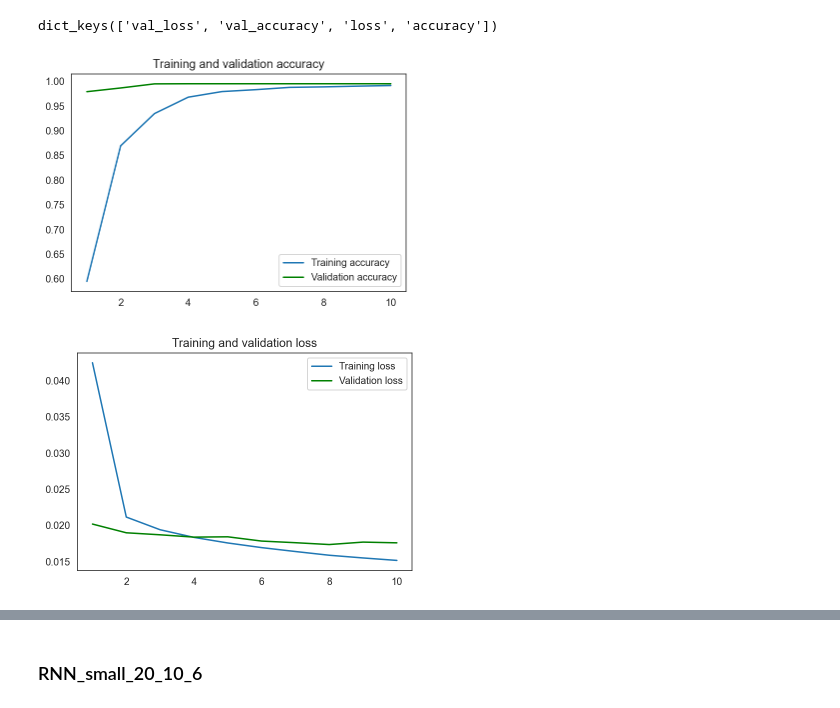
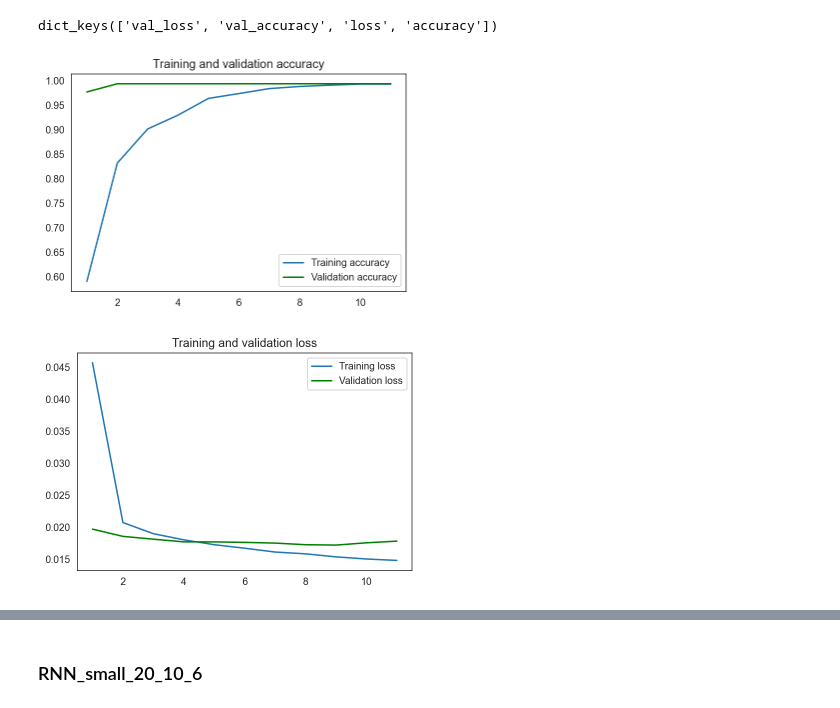
Before and after one commit to andiosika/NLP-to-identify-toxic-or-abusive-language-for-online-conversation-using-Keras-Deep-Learning-Models, a Jupyter notebook: Improving_Online_Conversation.ipynb, the cells around one changed output, grey strips where cells are left out. Saved outputs shown, nothing was run; the diff lists cells and outputs as text; code cells hidden in the pictures.

```diff
--- a/Improving_Online_Conversation.ipynb
+++ b/Improving_Online_Conversation.ipynb
@@ -1334,13 +1248,13 @@ rnn_tiny.compile(loss=BinaryFocalLoss(gamma=2),
             optimizer='adam',
             metrics=['accuracy'])
 # %%
-## WARNING ⏰ 1 Hour RunTime ⏰
+## WARNING ⏰ 30 min RunTime ⏰
 #fit the model
 timer = fn.Timer()
 timer.start()
 history_tiny_rnn = rnn_tiny.fit(X_t, y_train, epochs=20,
                        batch_size=200,
                        callbacks=early_stopping,
-                       validation_split=0.2)
+                       validation_split=0.25)
 timer = timer.stop()
 # %% [output]
@@ -1366,11 +1280,11 @@ Epoch 10/20
 print(history_tiny_rnn.history.keys())
 # %% [output]
 dict_keys(['val_loss', 'val_accuracy', 'loss', 'accuracy'])
-# %%
-plot_loss_acc(history_tiny_rnn)
-# %% [output]
-[figure, removed]
-[figure, removed]
+# %%
+fn.plot_acc_loss(history_tiny_rnn)
+# %% [output]
+[figure, added]
+[figure, added]
 # %%
 y_hat_proba_tiny = rnn_tiny.predict(X_te)
 # %%
```
Also changed, not shown: parts of 117 cells of this notebook, 4 other files.
